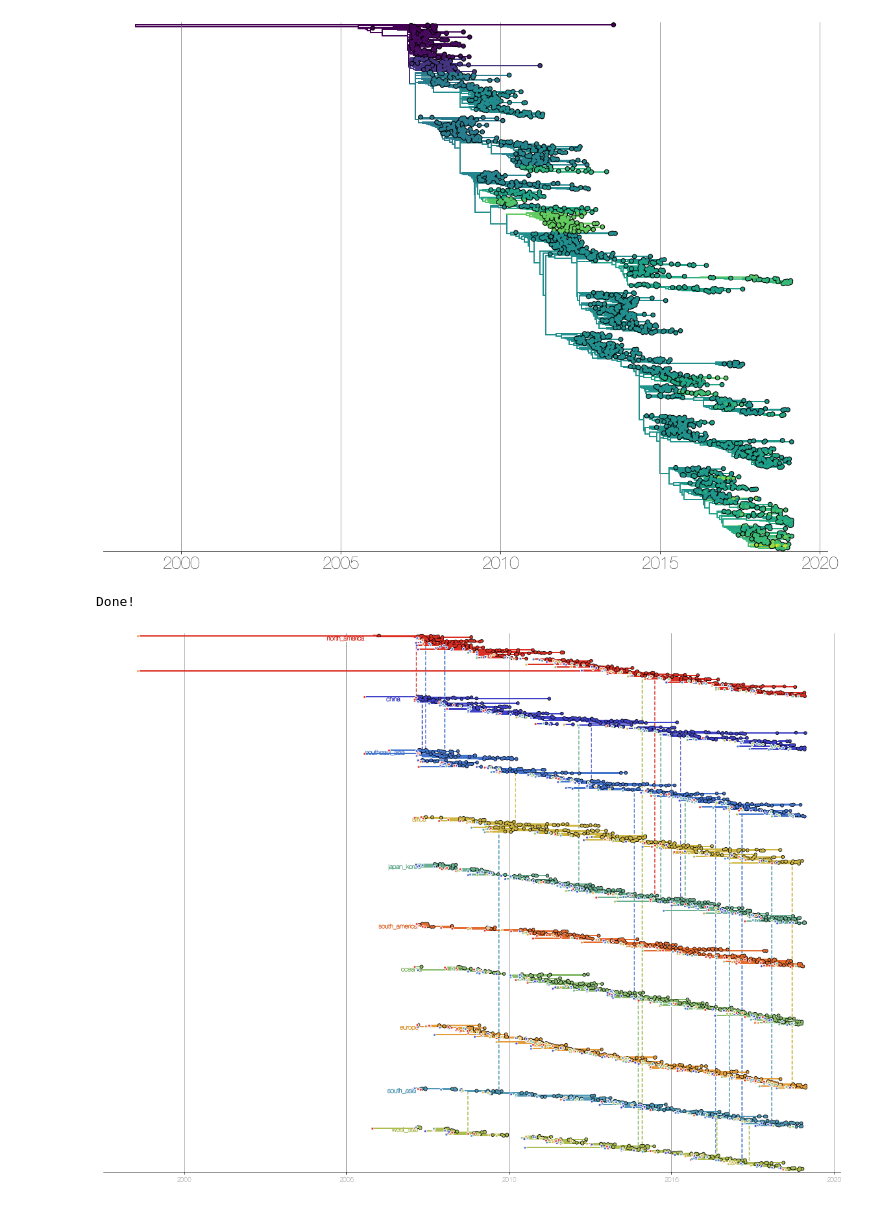
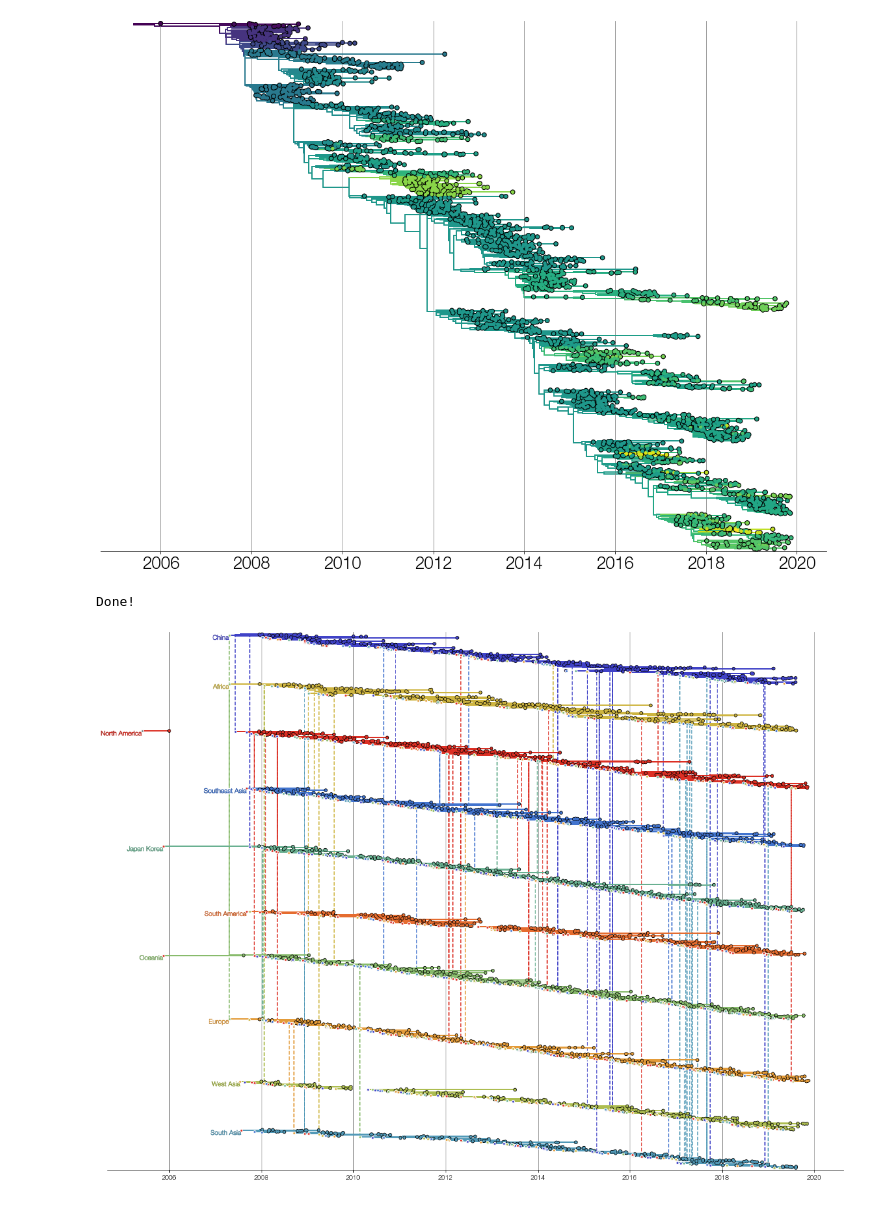
Before and after one commit to evogytis/baltic, a Jupyter notebook: galindia.ipynb, the cells around one changed output. Saved outputs shown, nothing was run; the diff lists cells and outputs as text; code cells hidden in the pictures.

Commit message:
Update baltic with reticulate nodes.

```diff
--- a/galindia.ipynb
+++ b/galindia.ipynb
@@ -13,7 +10,17 @@ bt = imp.load_source('baltic', '/Users/evogytis/Documents/baltic/baltic.py')
+# %%
+try:
+    import imp
+    bt = imp.load_source('baltic', '/Users/evogytis/Documents/baltic/baltic.py')
+except:
+    import importlib.machinery
+    import importlib.util
+    loader = importlib.machinery.SourceFileLoader('baltic','/Users/evogytis/Documents/baltic/baltic.py')
+    spec = importlib.util.spec_from_loader(loader.name, loader)
+    bt = importlib.util.module_from_spec(spec)
+    loader.exec_module(bt)
 # %%
 from IPython.display import HTML
-import re
-import copy
+import re,copy,json
 
 %matplotlib inline
 import matplotlib as mpl
@@ -30,10 +37,11 @@ except ImportError:
     from io import BytesIO as csio
 
 import requests
-tree_url='http://data.nextstrain.org/flu_seasonal_h3n2_ha_12y_tree.json'
-nx_tree=requests.get(tree_url)
-meta_url='http://data.nextstrain.org/flu_seasonal_h3n2_ha_12y_meta.json'
-nx_meta=requests.get(meta_url)
+json_url='http://data.nextstrain.org/flu_seasonal_h3n2_ha_12y.json'
+nx_tree=json.load(csio(requests.get(json_url).content))
+
+tree=nx_tree['tree']
+meta=nx_tree['meta']
 
 typeface='Helvetica Neue'
 mpl.rcParams['font.weight']=300
@@ -41,9 +49,9 @@ mpl.rcParams['axes.labelweight']=300
 mpl.rcParams['font.family']=typeface
 mpl.rcParams['font.size']=22
 
-json_translation={'absoluteTime':'num_date','name':'clade'} ## allows baltic to find correct attributes in JSON, height and name are required at a minimum
-json_meta={'file':csio(nx_meta.content),'traitName':'region'} ## if you want auspice stylings you can import the meta file used on nextstrain.org
-ll=bt.loadJSON(csio(nx_tree.content),json_translation,json_meta) ## give loadJSON the name of the tree file, the translation dictionary and (optionally) the meta file
+json_translation={'absoluteTime':lambda k: k.traits['node_attrs']['num_date']['value'],'name':'name'} ## allows baltic to find correct attributes in JSON, height and name are required at a minimum
+json_meta={'file':meta,'traitName':'region'} ## if you want auspice stylings you can import the meta file used on nextstrain.org
+ll=bt.loadJSON(tree,json_translation,json_meta) ## give loadJSON the name of the tree file, the translation dictionary and (optionally) the meta file
 
 path='<iframe style="border: 0; width: 100%; height: 120px;" src="https://bandcamp.com/EmbeddedPlayer/track=2975389283/size=large/bgcol=333333/linkcol=e32c14/tracklist=false/artwork=small/transparent=true/" seamless><a href="http://marlonwilliams.bandcamp.com/track/vampire-again">Vampire Again by Marlon Williams</a></iframe>'
 
@@ -94,6 +102,7 @@ plt.show()
 fig,ax = plt.subplots(figsize=(20,15),facecolor='w')
 
 continuousTrait='cTiter'
+
 titers=[k.traits[continuousTrait] for k in ll.Objects]
 norm=mpl.colors.Normalize(min(titers),max(titers))
 cmap=mpl.cm.viridis
@@ -124,7 +133,7 @@ ax.set_yticklabels([])
 
 plt.show()
 # %% [output]
-[figure, old version]
+[figure, new version]
 # %%
 branchWidth=2
 tipSize=30
@@ -238,40 +247,36 @@ for loc in sorted(loc_states,key=lambda q:sum([sum([o.length for o in T[2].Objec
 
                     if isinstance(w,bt.leaf): ## if leaf - plot tip circle
                         ax.scatter(x,y,s=tipSize,facecolor=c,edgecolor='none',zorder=100)
                         ax.scatter(x,y,s=tipSize*2,facecolor='k',edgecolor='none',zorder=99)
 
                     elif isinstance(w,bt.node): ## if node - plot vertical bar
                         yl=w.children[0].y+cumulative_y
                         yr=w.children[-1].y+cumulative_y
 
                         ax.plot([x,x],[yl,yr],color=c,lw=branchWidth,zorder=98) ## plot vertical bar
 
                     ax.plot([x,xp],[y,y],color=c,lw=branchWidth,zorder=98) ## plot branch
 
-            if loc_tree.Objects[0].absoluteTime==None:
-                oriX=loc_tree.Objects[0].absoluteTime
-                oriY=loc_tree.Objects[0].y+cumulative_y
-            else:
-                oriX=loc_tree.Objects[0].parent.absoluteTime
-                oriY=loc_tree.Objects[0].y+cumulative_y
+            oriX=loc_tree.root.absoluteTime
+            oriY=loc_tree.root.y+cumulative_y
 
             ax.scatter(oriX,oriY,15,facecolor=oriC,edgecolor='w',lw=1,zorder=200) ## add big circle at base of tree to indicate origin
 
             cumulative_y+=max([x.y for x in loc_tree.Objects])+2 ## increment y displacement
 
 ax.xaxis.tick_bottom()
 ax.yaxis.tick_left()
 
 [ax.spines[loc].set_visible(False) for loc in ax.spines if loc!='bottom']
 
 ax.grid(axis='x',ls='-',color='grey')
 ax.tick_params(axis='y',size=0)
 ax.set_yticklabels([])
 ax.set_ylim(-15,cumulative_y+15)
 
 plt.show()
 # %% [output]
-[figure, old version]
+[figure, new version]
 # %%
 fig,ax = plt.subplots(figsize=(10,2),facecolor='w')
 
```
Also changed, not shown: parts of 4 cells of this notebook, 4 other files.
